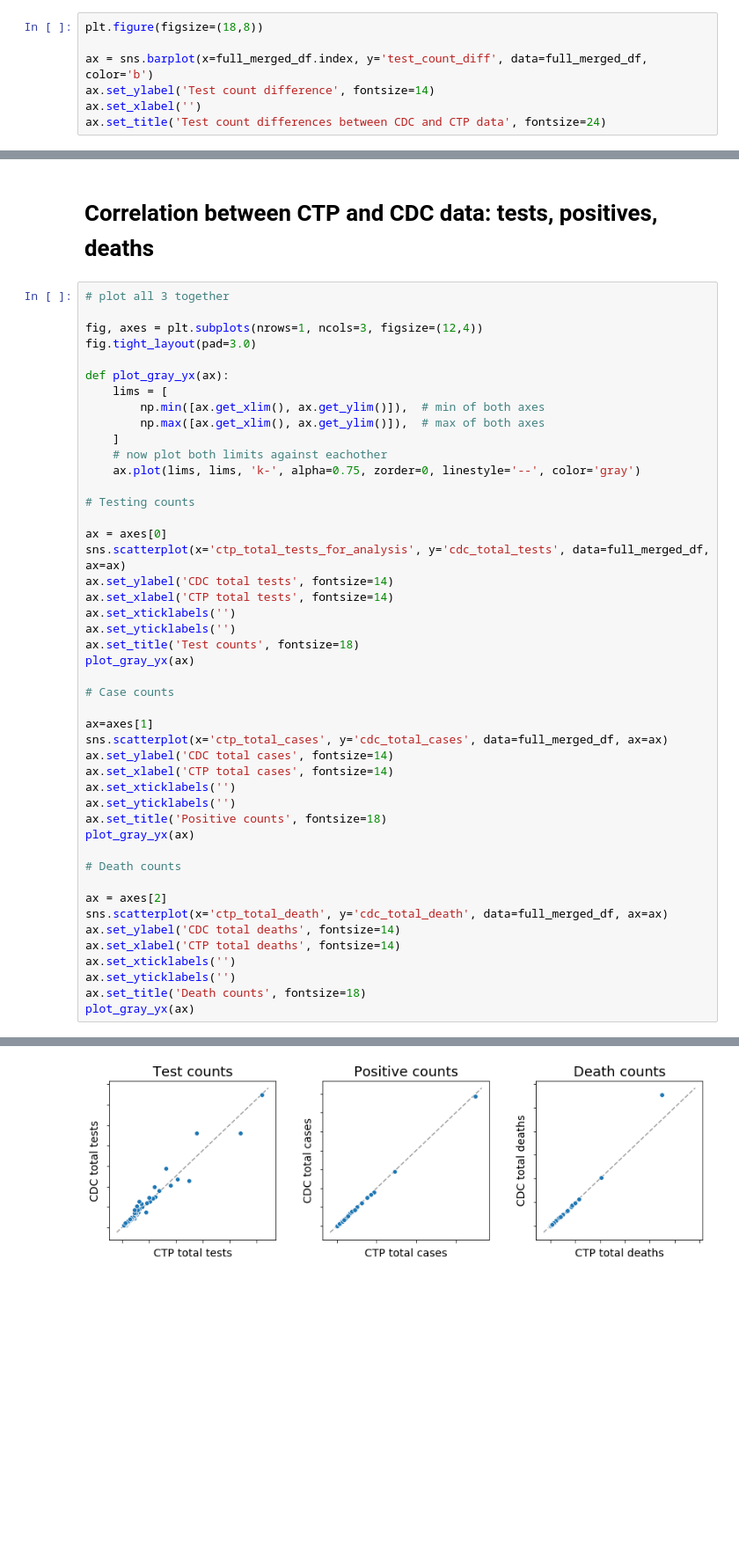
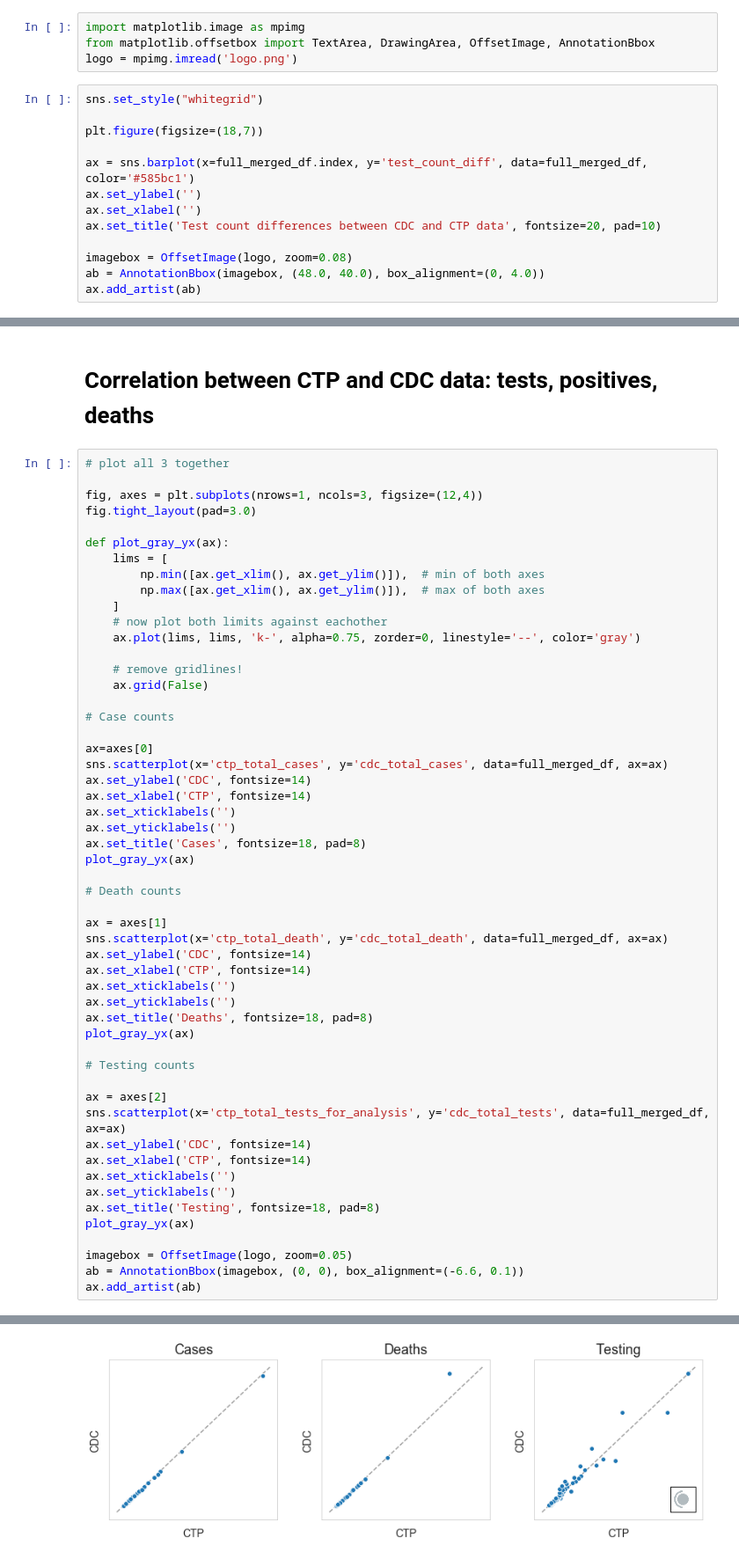
Before and after one commit to COVID19Tracking/cdc-comparison, a Jupyter notebook: CDC vs CTP comparison.ipynb, the cells around one changed output, grey strips where cells are left out. Shown: that part at 88% size. Saved outputs shown, nothing was run; the diff lists cells and outputs as text; blank space fills up the shorter version.

```diff
--- a/CDC vs CTP comparison.ipynb
+++ b/CDC vs CTP comparison.ipynb
@@ -87,11 +91,21 @@ full_merged_df['abs_test_count_percent_diff'] = \
     abs(full_merged_df['test_count_diff']/full_merged_df['ctp_total_tests_for_analysis'])
 # sort by test_count_diff
 full_merged_df.sort_values('test_count_diff', inplace=True)
+# %%
+import matplotlib.image as mpimg
+from matplotlib.offsetbox import TextArea, DrawingArea, OffsetImage, AnnotationBbox
+logo = mpimg.imread('logo.png')
 # %%
-plt.figure(figsize=(18,8))
+sns.set_style("whitegrid")
 
-ax = sns.barplot(x=full_merged_df.index, y='test_count_diff', data=full_merged_df, color='b')
-ax.set_ylabel('Test count difference', fontsize=14)
+plt.figure(figsize=(18,7))
+
+ax = sns.barplot(x=full_merged_df.index, y='test_count_diff', data=full_merged_df, color='#585bc1')
+ax.set_ylabel('')
 ax.set_xlabel('')
-ax.set_title('Test count differences between CDC and CTP data', fontsize=24)
+ax.set_title('Test count differences between CDC and CTP data', fontsize=20, pad=10)
+
+imagebox = OffsetImage(logo, zoom=0.08)
+ab = AnnotationBbox(imagebox, (48.0, 40.0), box_alignment=(0, 4.0))
+ax.add_artist(ab)
 # %% [output]
@@ -168,36 +182,43 @@ def plot_gray_yx(ax):
     # now plot both limits against eachother
     ax.plot(lims, lims, 'k-', alpha=0.75, zorder=0, linestyle='--', color='gray')
 
-# Testing counts
-
-ax = axes[0]
-sns.scatterplot(x='ctp_total_tests_for_analysis', y='cdc_total_tests', data=full_merged_df, ax=ax)
-ax.set_ylabel('CDC total tests', fontsize=14)
-ax.set_xlabel('CTP total tests', fontsize=14)
-ax.set_xticklabels('')
-ax.set_yticklabels('')
-ax.set_title('Test counts', fontsize=18)
-plot_gray_yx(ax)
+    # remove gridlines!
+    ax.grid(False)
 
 # Case counts
 
-ax=axes[1]
+ax=axes[0]
 sns.scatterplot(x='ctp_total_cases', y='cdc_total_cases', data=full_merged_df, ax=ax)
-ax.set_ylabel('CDC total cases', fontsize=14)
-ax.set_xlabel('CTP total cases', fontsize=14)
+ax.set_ylabel('CDC', fontsize=14)
+ax.set_xlabel('CTP', fontsize=14)
 ax.set_xticklabels('')
 ax.set_yticklabels('')
-ax.set_title('Positive counts', fontsize=18)
+ax.set_title('Cases', fontsize=18, pad=8)
 plot_gray_yx(ax)
 
 # Death counts
 
-ax = axes[2]
+ax = axes[1]
 sns.scatterplot(x='ctp_total_death', y='cdc_total_death', data=full_merged_df, ax=ax)
-ax.set_ylabel('CDC total deaths', fontsize=14)
-ax.set_xlabel('CTP total deaths', fontsize=14)
+ax.set_ylabel('CDC', fontsize=14)
+ax.set_xlabel('CTP', fontsize=14)
 ax.set_xticklabels('')
 ax.set_yticklabels('')
-ax.set_title('Death counts', fontsize=18)
+ax.set_title('Deaths', fontsize=18, pad=8)
 plot_gray_yx(ax)
+
+# Testing counts
+
+ax = axes[2]
+sns.scatterplot(x='ctp_total_tests_for_analysis', y='cdc_total_tests', data=full_merged_df, ax=ax)
+ax.set_ylabel('CDC', fontsize=14)
+ax.set_xlabel('CTP', fontsize=14)
+ax.set_xticklabels('')
+ax.set_yticklabels('')
+ax.set_title('Testing', fontsize=18, pad=8)
+plot_gray_yx(ax)
+
+imagebox = OffsetImage(logo, zoom=0.05)
+ab = AnnotationBbox(imagebox, (0, 0), box_alignment=(-6.6, 0.1))
+ax.add_artist(ab)
 # %% [output]
@@ -204 +226 @@ plot_gray_yx(ax)
-[figure, old version]
+[figure, new version]
```
Also changed, not shown: parts of 3 cells of this notebook, 1 other file.
